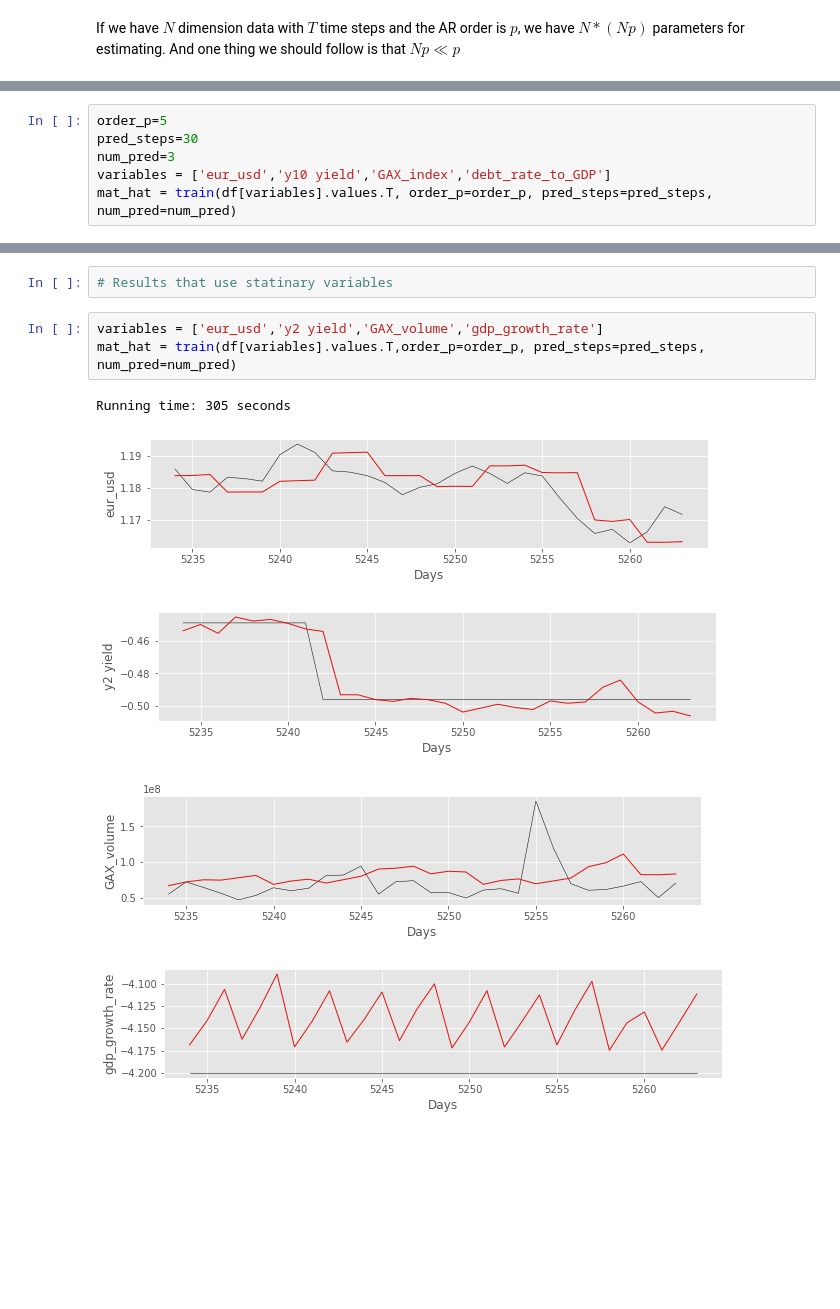
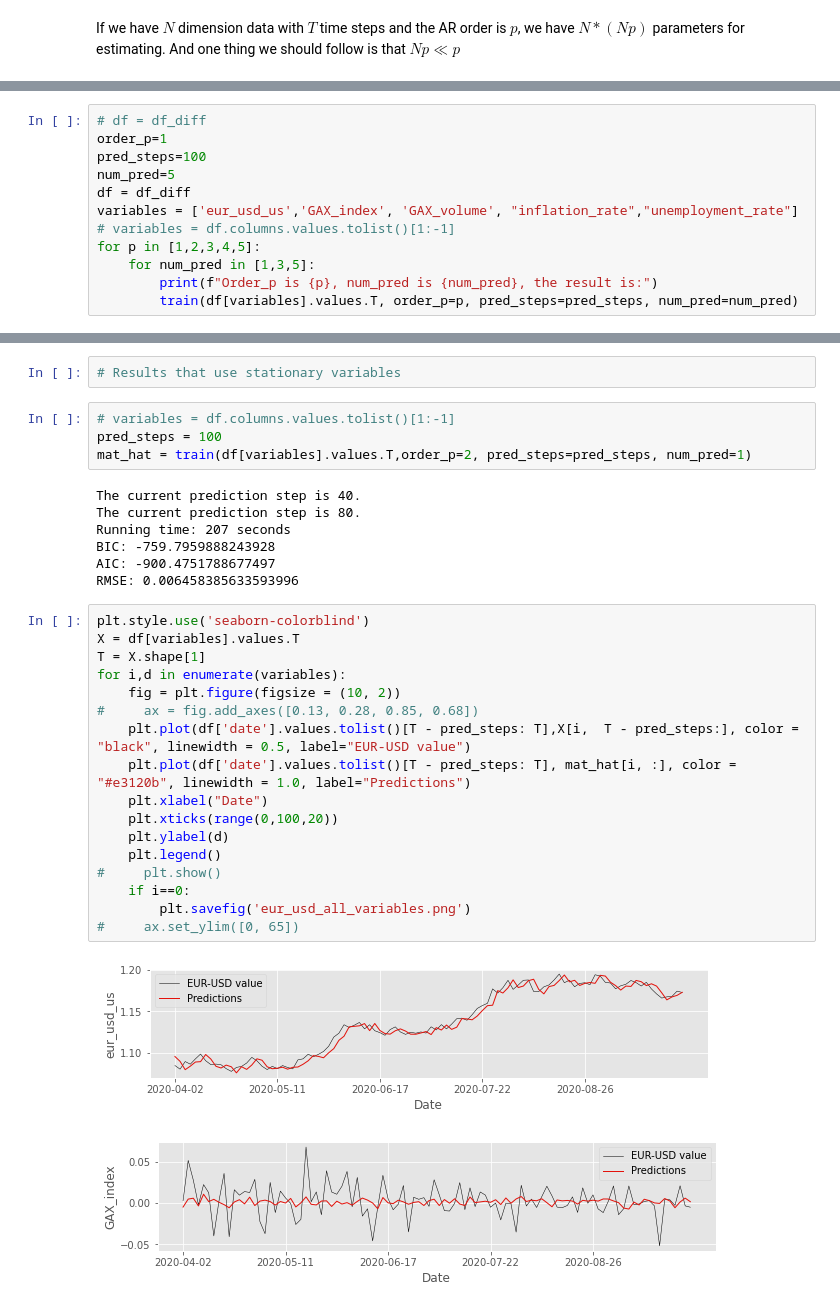
Before and after one commit to TimGladyshev/MLFinal, a Jupyter notebook: VARMA.ipynb, the cells around one changed output, grey strips where cells are left out. Drawn from its saved outputs; the diff is of its cells as text; blank space fills up the shorter version.

Commit message:
update final results

```diff
--- a/VARMA.ipynb
+++ b/VARMA.ipynb
@@ -215,7 +355,13 @@ def train(X, order_p=3, pred_steps=200, num_pred = 5):
 # %%
-order_p=5
-pred_steps=30
-num_pred=3
-variables = ['eur_usd','y10 yield','GAX_index','debt_rate_to_GDP']
-mat_hat = train(df[variables].values.T, order_p=order_p, pred_steps=pred_steps, num_pred=num_pred)
+# df = df_diff
+order_p=1
+pred_steps=100
+num_pred=5
+df = df_diff
+variables = ['eur_usd_us','GAX_index', 'GAX_volume', "inflation_rate","unemployment_rate"]
+# variables = df.columns.values.tolist()[1:-1]
+for p in [1,2,3,4,5]:
+    for num_pred in [1,3,5]:
+        print(f"Order_p is {p}, num_pred is {num_pred}, the result is:")
+        train(df[variables].values.T, order_p=p, pred_steps=pred_steps, num_pred=num_pred)
 # %% [output]
@@ -227,11 +403,33 @@ Running time: 303 seconds
-# %%
-# Results that use statinary variables
-# %%
-variables = ['eur_usd','y2 yield','GAX_volume','gdp_growth_rate']
-mat_hat = train(df[variables].values.T,order_p=order_p, pred_steps=pred_steps, num_pred=num_pred)
-# %% [output]
-Running time: 305 seconds
-[figure, removed]
-[figure, removed]
-[figure, removed]
-[figure, removed]
+# %%
+# Results that use stationary variables
+# %%
+# variables = df.columns.values.tolist()[1:-1]
+pred_steps = 100
+mat_hat = train(df[variables].values.T,order_p=2, pred_steps=pred_steps, num_pred=1)
+# %% [output]
+The current prediction step is 40.
+The current prediction step is 80.
+Running time: 207 seconds
+BIC: -759.7959888243928
+AIC: -900.4751788677497
+RMSE: 0.006458385633593996
+# %%
+plt.style.use('seaborn-colorblind')
+X = df[variables].values.T
+T = X.shape[1]
+for i,d in enumerate(variables):
+    fig = plt.figure(figsize = (10, 2))
+#     ax = fig.add_axes([0.13, 0.28, 0.85, 0.68])
+    plt.plot(df['date'].values.tolist()[T - pred_steps: T],X[i,  T - pred_steps:], color = "black", linewidth = 0.5, label="EUR-USD value")
+    plt.plot(df['date'].values.tolist()[T - pred_steps: T], mat_hat[i, :], color = "#e3120b", linewidth = 1.0, label="Predictions")
+    plt.xlabel("Date")
+    plt.xticks(range(0,100,20))
+    plt.ylabel(d)
+    plt.legend()
+#     plt.show()
+    if i==0:
+        plt.savefig('eur_usd_all_variables.png')
+#     ax.set_ylim([0, 65])
+# %% [output]
+[figure, added]
+[figure, added]
```
Also changed, not shown: parts of 38 cells of this notebook, 5 other files.
